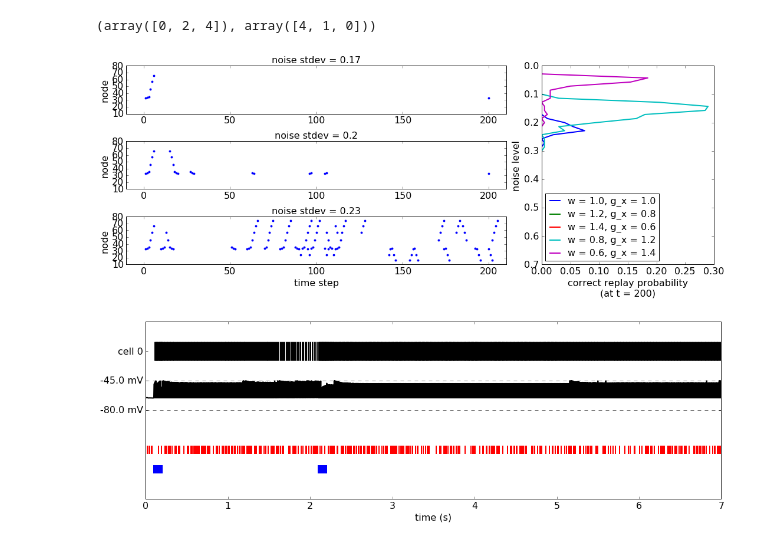
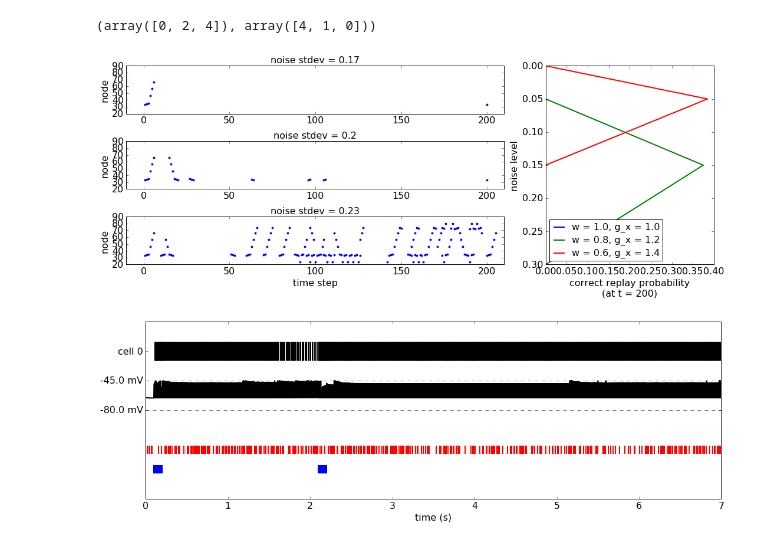
Before and after one commit to rkp8000/nothing_but_reruns, a Jupyter notebook: sandbox.ipynb, the cells around one changed output. Saved outputs shown, nothing was run; the diff lists cells and outputs as text; code cells hidden in the pictures.

```diff
--- a/sandbox.ipynb
+++ b/sandbox.ipynb
@@ -4,0 +110,23 @@ round(4.00000, 5)
+# %%
+import numpy as np
+import timeit
+
+from connectivity import hexagonal_lattice
+from network import LocalWtaWithAthAndStdp
+
+w, nodes = hexagonal_lattice(6)
+
+ntwk = LocalWtaWithAthAndStdp(
+    th=1.5, w=w, g_x=1.3, t_x=50, rp=2,
+    stdp_params={'w_0': 0.5, 'w_1': 1.1, 'beta_0': 0, 'beta_1': 0},
+    wta_dist=2, wta_factor=2)
+
+drives = 0.4 * np.random.randn(400, len(nodes))
+r_0 = np.zeros((len(nodes),))
+xc_0 = np.zeros((len(nodes),))
+
+def f():
+    np.random.seed(None)
+    return ntwk.run(r_0, xc_0, drives)
+
+timeit.timeit(f, number=30)
@@ -24,18 +340,18 @@ x.nonzero()
 # %%
 %matplotlib inline
 import numpy as np
-from figures.final_paper import extended_replay_noise_dependence as f
+from figures.final_paper import extension_by_spontaneous_replay as f
 
 f(
     SEEDS_EXAMPLE=(0, 7, 0), NOISES_EXAMPLE=(0.17, 0.2, 0.23),
-    SEED_STATS=0, NOISES_STATS=np.linspace(0, 0.7, 50), N_TRIALS=200,
+    SEED_STATS=0, NOISES_STATS=[0, 0.05, 0.15, 0.3], N_TRIALS=200,
     D=6, W=1, TH=1.5, G_X=1, T_X=60, RP=2,
-    WS_STATS=[1, 1.2, 1.4, 0.8, 0.6], G_XS_STATS=[1., 0.8, 0.6, 1.2, 1.4],
+    WS_STATS=[1., 0.8, 0.6], G_XS_STATS=[1., 1.2, 1.4],
     NODE_SEQ=[(-1, -3), (-1, -1), (-1, 1), (0, 2), (1, 3), (2, 2)],
     REPLAY_TRIGGER=200,
     DRIVE_AMP=2);
 # %% [output]
-[figure, old version]
+[figure, new version]
 # %%
 %matplotlib inline
 from __future__ import division
```
Also changed, not shown: parts of 13 cells of this notebook, 2 other files.
